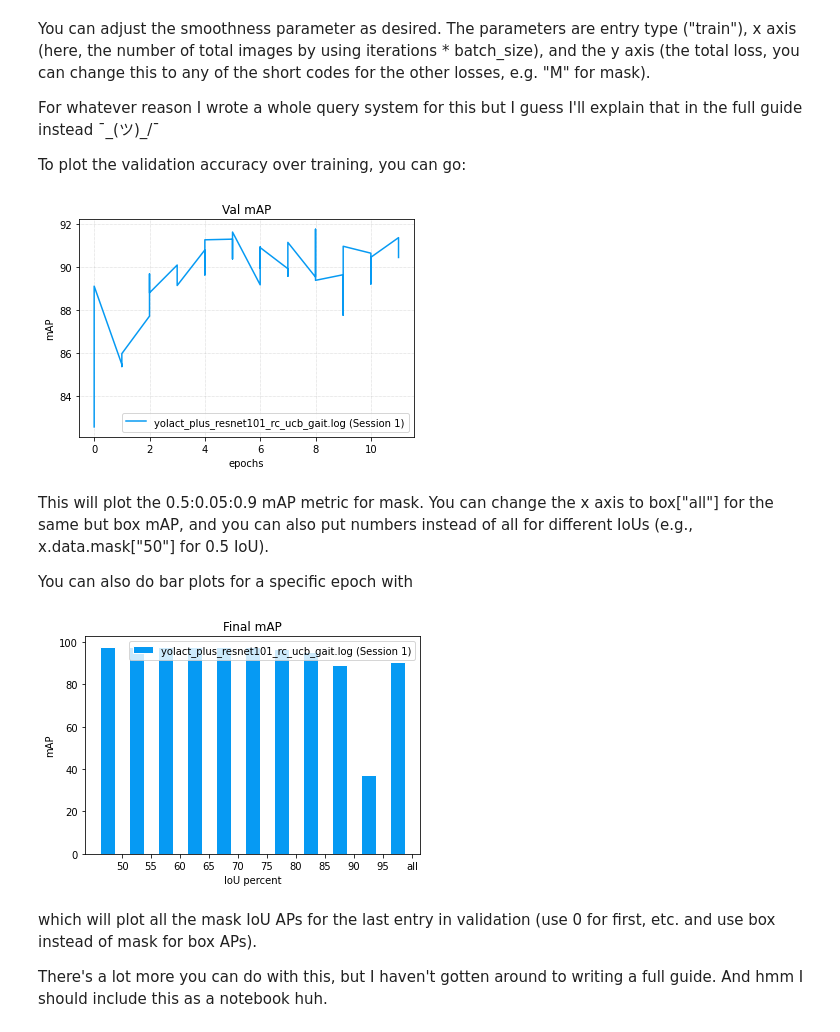
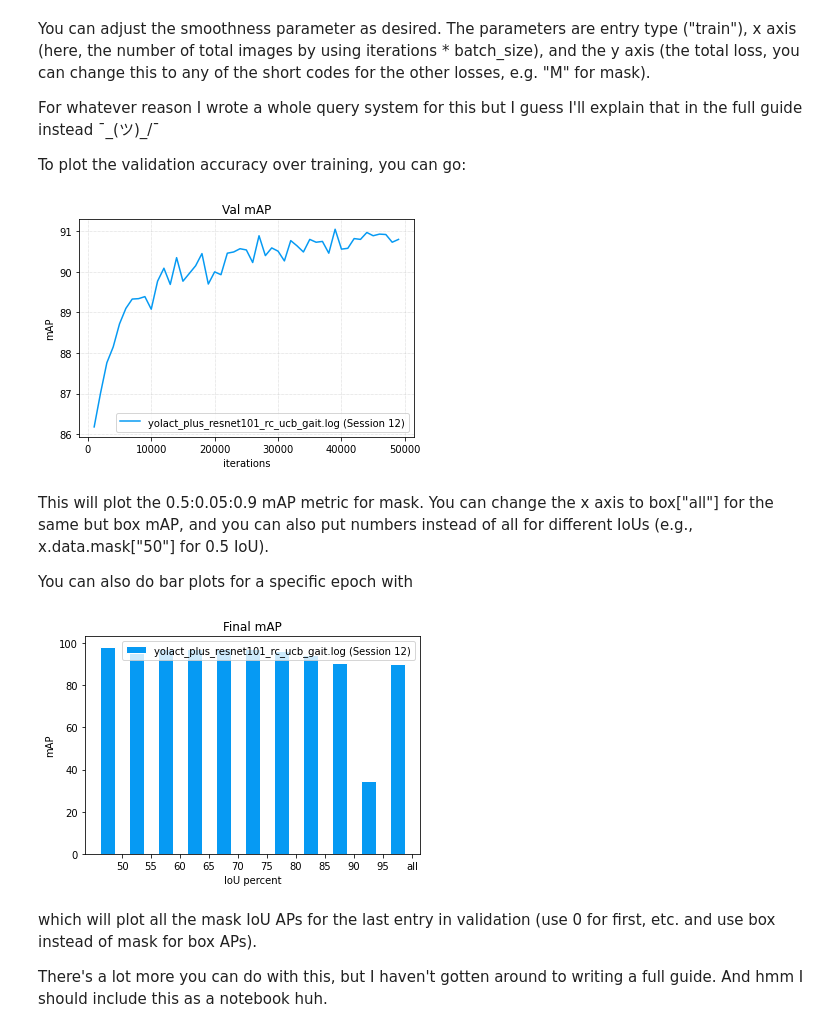
Before and after one commit to JosmarSuarez/yolact, a Jupyter notebook: yolact_visualizer.ipynb, the cells around one changed output. Saved outputs shown, nothing was run; the diff lists cells and outputs as text; code cells hidden in the pictures.

```diff
--- a/yolact_visualizer.ipynb
+++ b/yolact_visualizer.ipynb
@@ -17,7 +28,7 @@ Session   1:    41154 entries | 3:53:56 elapsed
 # %% [markdown]
 This will print out all the sessions in the log file along with how many iterations (entries) and the time elapsed in training that session. If you have resumed from training, you can also use multiple sessions, so pick out the session ids you want to use and then load that session (or sessions) with:
 # %%
-vis.add(log_file, session=1) # If multiple sessions, use a list of ids (14 and 19 is the longest)yolact_base.log(32 has square dataset)
+vis.add(log_file, session=12) # If multiple sessions, use a list of ids (14 and 19 is the longest)yolact_base.log(32 has square dataset)
 #logs/yolact_plus_resnet101_ucb_gait.log  Session 5 is square and the longest 3/11/20
 # %% [markdown]
 If you want to compare multiple different logs / sessions, you can simply add more logs to the visualizer in the same way. Then, to plot the total training loss you can go:
@@ -37,14 +53,16 @@ For whatever reason I wrote a whole query system for this but I guess I'll expla
 
 To plot the validation accuracy over training, you can go:
 # %%
-val_fig = vis.plot('val', 'x.data.epoch', 'x.data.mask["all"]')
-plt.xlabel("epochs")
+# val_fig = vis.plot('val', 'x.data.epoch', 'x.data.mask["all"]')
+val_fig = vis.plot('val', 'x.data.iter ', 'x.data.mask["all"]')
+
+plt.xlabel("iterations")
 plt.ylabel("mAP")
 plt.title("Val mAP")
 # plt.savefig("/home/josmar/proyectos/yolact/my_results/Plots/val_resnet101_ucb_gait.svg")
 plt.show()
 # %% [output]
-[figure, old version]
+[figure, new version]
 # %% [markdown]
 This will plot the 0.5:0.05:0.9 mAP metric for mask. You can change the x axis to box["all"] for the same but box mAP, and you can also put numbers instead of all for different IoUs (e.g., x.data.mask["50"] for 0.5 IoU).
 
@@ -57,7 +75,7 @@ plt.title("Final mAP")
 # plt.savefig("/home/josmar/proyectos/yolact/my_results/Plots/final_mAP_resnet101_ucb_gait.svg")
 plt.show()
 # %% [output]
-[figure, old version]
+[figure, new version]
 # %% [markdown]
 which will plot all the mask IoU APs for the last entry in validation (use 0 for first, etc. and use box instead of mask for box APs).
 
```
Also changed, not shown: parts of 3 cells of this notebook, 1 other file.
